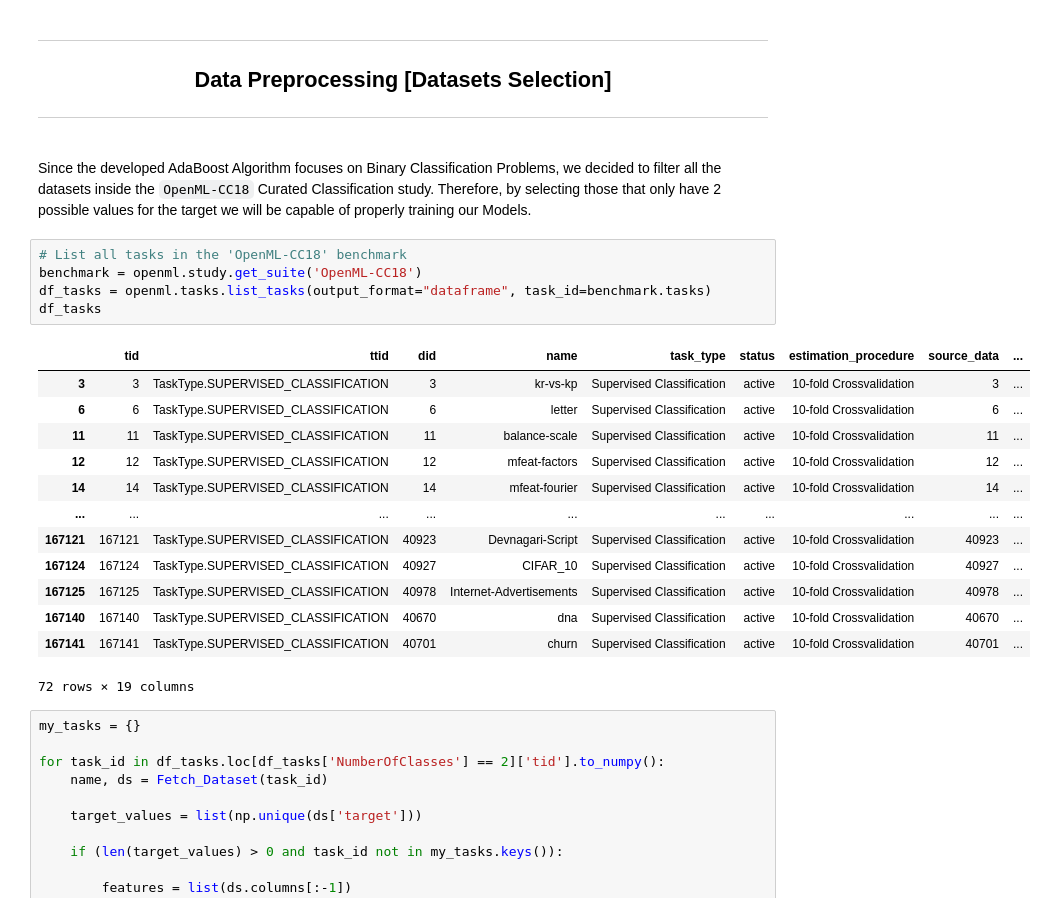
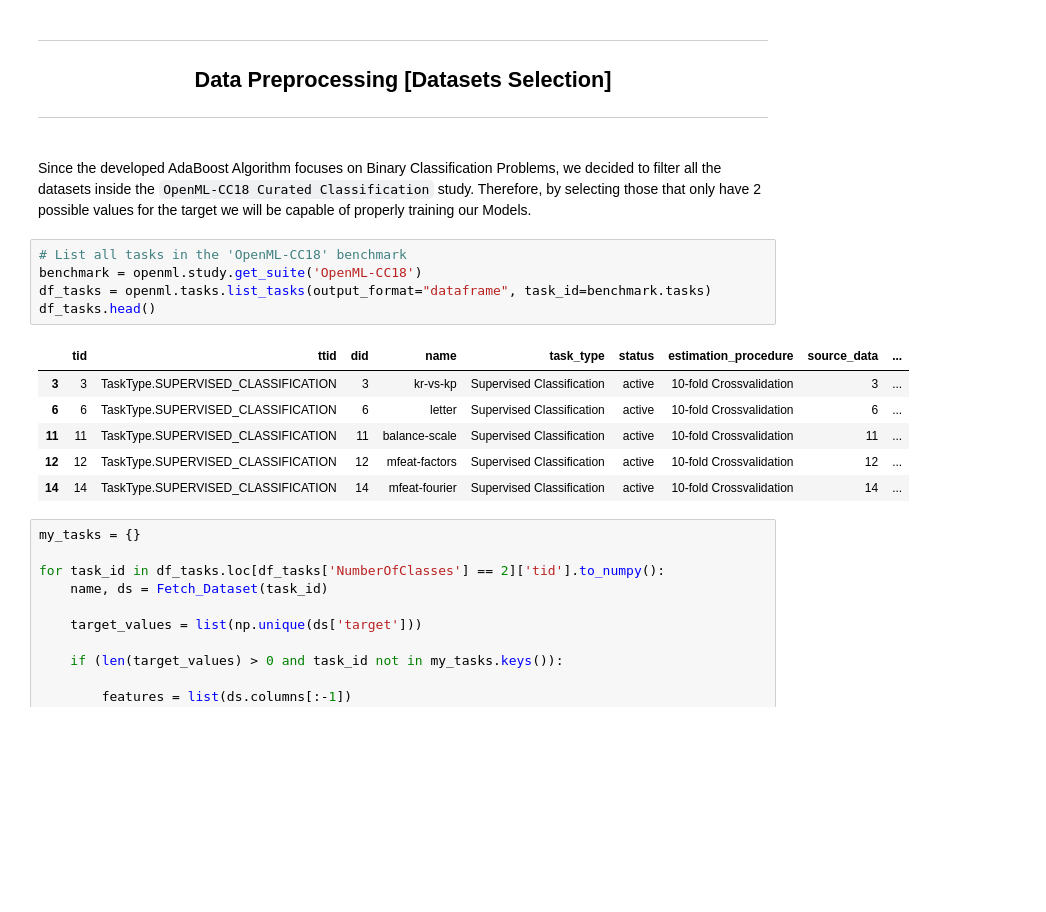
Before and after one commit to EstevesX10/ML1-AdaBoost-Analysis-Optimization, a Jupyter notebook: AdaBoost/AdaBoost.ipynb, the cells around one changed output. Saved outputs shown, nothing was run; the diff lists cells and outputs as text; blank space fills up the shorter version.

```diff
--- a/AdaBoost/AdaBoost.ipynb
+++ b/AdaBoost/AdaBoost.ipynb
@@ -181,26 +224,19 @@ Plot_Weak_Learners_Stats(ab)
 ---
 </div>
 # %% [markdown]
-Since the developed AdaBoost Algorithm focuses on Binary Classification Problems, we decided to filter all the datasets inside the `OpenML-CC18` Curated Classification study. Therefore, by selecting those that only have 2 possible values for the target we will be capable of properly training our Models.
+Since the developed AdaBoost Algorithm focuses on Binary Classification Problems, we decided to filter all the datasets inside the `OpenML-CC18 Curated Classification` study. Therefore, by selecting those that only have 2 possible values for the target we will be capable of properly training our Models.
 # %%
 # List all tasks in the 'OpenML-CC18' benchmark
 benchmark = openml.study.get_suite('OpenML-CC18')
 df_tasks = openml.tasks.list_tasks(output_format="dataframe", task_id=benchmark.tasks)
-df_tasks
+df_tasks.head()
 # %% [output]
 |  | tid | ttid | did | name | task_type | status | estimation_procedure | source_data | ... |
 | 3 | 3 | TaskType.SUPERVISED_CLASSIFICATION | 3 | kr-vs-kp | Supervised Classification | active | 10-fold Crossvalidation | 3 | ... |
 | 6 | 6 | TaskType.SUPERVISED_CLASSIFICATION | 6 | letter | Supervised Classification | active | 10-fold Crossvalidation | 6 | ... |
 | 11 | 11 | TaskType.SUPERVISED_CLASSIFICATION | 11 | balance-scale | Supervised Classification | active | 10-fold Crossvalidation | 11 | ... |
 | 12 | 12 | TaskType.SUPERVISED_CLASSIFICATION | 12 | mfeat-factors | Supervised Classification | active | 10-fold Crossvalidation | 12 | ... |
 | 14 | 14 | TaskType.SUPERVISED_CLASSIFICATION | 14 | mfeat-fourier | Supervised Classification | active | 10-fold Crossvalidation | 14 | ... |
-| ... | ... | ... | ... | ... | ... | ... | ... | ... | ... |
-| 167121 | 167121 | TaskType.SUPERVISED_CLASSIFICATION | 40923 | Devnagari-Script | Supervised Classification | active | 10-fold Crossvalidation | 40923 | ... |
-| 167124 | 167124 | TaskType.SUPERVISED_CLASSIFICATION | 40927 | CIFAR_10 | Supervised Classification | active | 10-fold Crossvalidation | 40927 | ... |
-| 167125 | 167125 | TaskType.SUPERVISED_CLASSIFICATION | 40978 | Internet-Advertisements | Supervised Classification | active | 10-fold Crossvalidation | 40978 | ... |
-| 167140 | 167140 | TaskType.SUPERVISED_CLASSIFICATION | 40670 | dna | Supervised Classification | active | 10-fold Crossvalidation | 40670 | ... |
-| 167141 | 167141 | TaskType.SUPERVISED_CLASSIFICATION | 40701 | churn | Supervised Classification | active | 10-fold Crossvalidation | 40701 | ... |
-72 rows × 19 columns
 # %%
 my_tasks = {}
 
```
Also changed, not shown: parts of 10 cells of this notebook.
